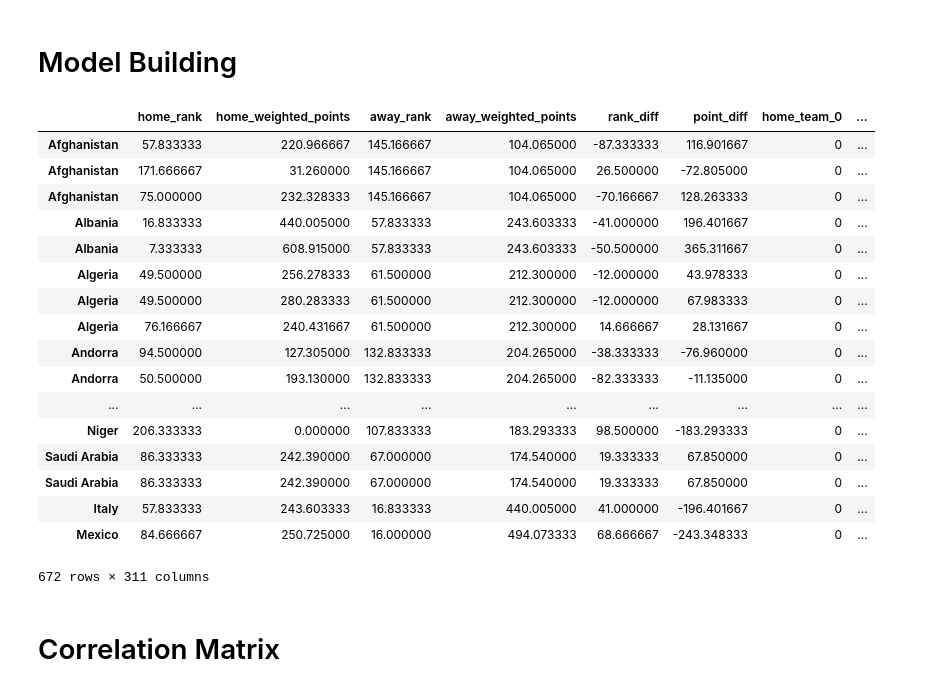
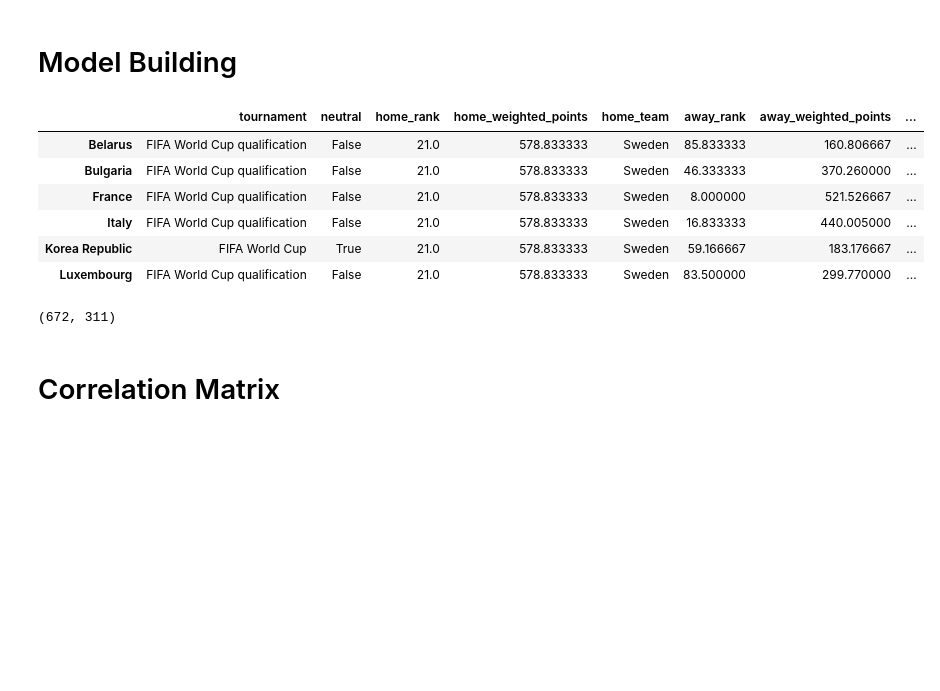
Before and after one commit to lppier/fifa18_final16, a Jupyter notebook: fifa2018_improved.ipynb, the cells around one changed output. Drawn from its saved outputs; the diff is of its cells as text; code cells hidden in the pictures; blank space fills up the shorter version.

```diff
--- a/fifa2018_improved.ipynb
+++ b/fifa2018_improved.ipynb
@@ -120,4 +120,27 @@ df_upsampled.won.value_counts()
 df_combined = df_upsampled
 # %% [markdown]
 # Model Building
+# %%
+y = df_combined['won']
+X = df_combined.drop(['won'], axis=1)
+
+# Preprocessing one hot
+from sklearn.preprocessing import OneHotEncoder, LabelEncoder
+
+X_cat = X.select_dtypes(include=[object, bool])
+le = LabelEncoder()
+X_cat_labelled = X_cat.apply(le.fit_transform)
+X_cat_labelled.head()
+X['home_team_orig'] = X['home_team']
+X['away_team_orig'] = X['away_team']
+X_tosee = pd.concat([X, X_cat_labelled], axis=1)
+X_tosee[X_tosee['home_team_orig'].str.contains('Sweden')]
+# %% [output]
+|  | tournament | neutral | home_rank | home_weighted_points | home_team | away_rank | away_weighted_points | ... |
+| Belarus | FIFA World Cup qualification | False | 21.0 | 578.833333 | Sweden | 85.833333 | 160.806667 | ... |
+| Bulgaria | FIFA World Cup qualification | False | 21.0 | 578.833333 | Sweden | 46.333333 | 370.260000 | ... |
+| France | FIFA World Cup qualification | False | 21.0 | 578.833333 | Sweden | 8.000000 | 521.526667 | ... |
+| Italy | FIFA World Cup qualification | False | 21.0 | 578.833333 | Sweden | 16.833333 | 440.005000 | ... |
+| Korea Republic | FIFA World Cup | True | 21.0 | 578.833333 | Sweden | 59.166667 | 183.176667 | ... |
+| Luxembourg | FIFA World Cup qualification | False | 21.0 | 578.833333 | Sweden | 83.500000 | 299.770000 | ... |
 # %%
@@ -145,24 +159,8 @@ X.to_csv('home_away_reference_new.csv')
 # %%
 X
+X.shape
 # %% [output]
-|  | home_rank | home_weighted_points | away_rank | away_weighted_points | rank_diff | point_diff | home_team_0 | ... |
-| Afghanistan | 57.833333 | 220.966667 | 145.166667 | 104.065000 | -87.333333 | 116.901667 | 0 | ... |
-| Afghanistan | 171.666667 | 31.260000 | 145.166667 | 104.065000 | 26.500000 | -72.805000 | 0 | ... |
-| Afghanistan | 75.000000 | 232.328333 | 145.166667 | 104.065000 | -70.166667 | 128.263333 | 0 | ... |
-| Albania | 16.833333 | 440.005000 | 57.833333 | 243.603333 | -41.000000 | 196.401667 | 0 | ... |
-| Albania | 7.333333 | 608.915000 | 57.833333 | 243.603333 | -50.500000 | 365.311667 | 0 | ... |
-| Algeria | 49.500000 | 256.278333 | 61.500000 | 212.300000 | -12.000000 | 43.978333 | 0 | ... |
-| Algeria | 49.500000 | 280.283333 | 61.500000 | 212.300000 | -12.000000 | 67.983333 | 0 | ... |
-| Algeria | 76.166667 | 240.431667 | 61.500000 | 212.300000 | 14.666667 | 28.131667 | 0 | ... |
-| Andorra | 94.500000 | 127.305000 | 132.833333 | 204.265000 | -38.333333 | -76.960000 | 0 | ... |
-| Andorra | 50.500000 | 193.130000 | 132.833333 | 204.265000 | -82.333333 | -11.135000 | 0 | ... |
-| ... | ... | ... | ... | ... | ... | ... | ... | ... |
-| Niger | 206.333333 | 0.000000 | 107.833333 | 183.293333 | 98.500000 | -183.293333 | 0 | ... |
-| Saudi Arabia | 86.333333 | 242.390000 | 67.000000 | 174.540000 | 19.333333 | 67.850000 | 0 | ... |
-| Saudi Arabia | 86.333333 | 242.390000 | 67.000000 | 174.540000 | 19.333333 | 67.850000 | 0 | ... |
-| Italy | 57.833333 | 243.603333 | 16.833333 | 440.005000 | 41.000000 | -196.401667 | 0 | ... |
-| Mexico | 84.666667 | 250.725000 | 16.000000 | 494.073333 | 68.666667 | -243.348333 | 0 | ... |
-672 rows × 311 columns
+(672, 311)
 # %% [markdown]
 # Correlation Matrix
 # %%
```
Also changed, not shown: parts of 2 cells of this notebook, 3 other files.
